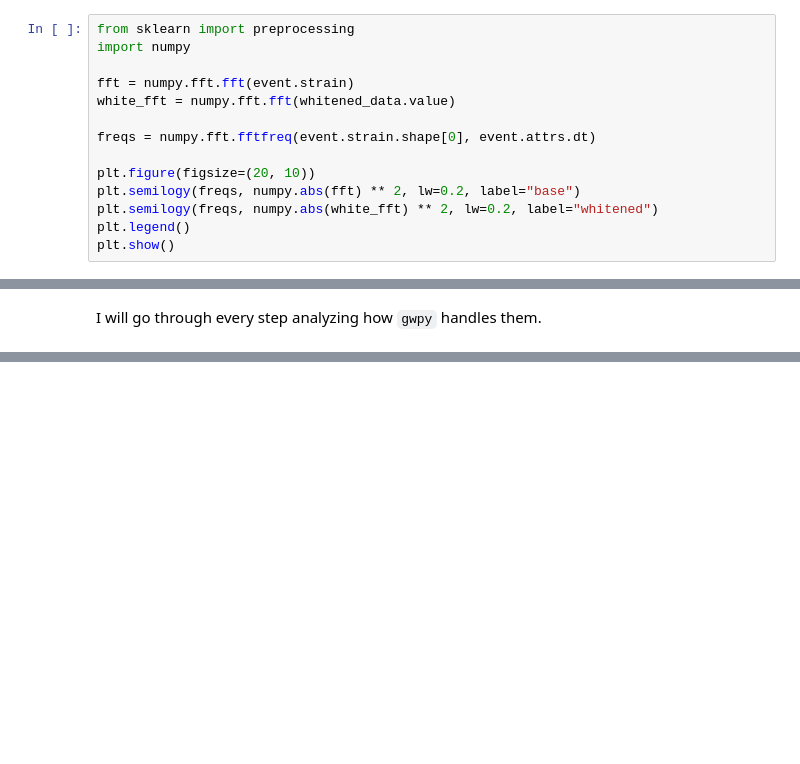
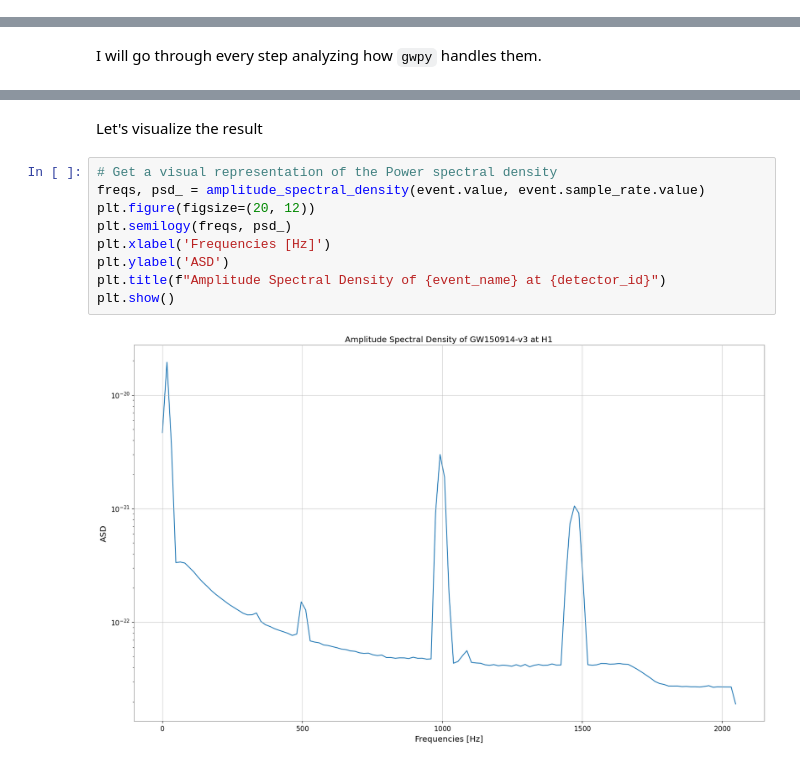
Before and after one commit to Unoaccaso/pyburst, a Jupyter notebook: jupyter/whitening.ipynb, the cells around one changed output, grey strips where cells are left out. Saved outputs shown, nothing was run; the diff lists cells and outputs as text; blank space fills up the shorter version.

```diff
--- a/jupyter/whitening.ipynb
+++ b/jupyter/whitening.ipynb
@@ -40,14 +74,0 @@ So the first effect observed is that the scale has changed. Let's compare normal
-# %%
-from sklearn import preprocessing
-import numpy
-
-fft = numpy.fft.fft(event.strain)
-white_fft = numpy.fft.fft(whitened_data.value)
-
-freqs = numpy.fft.fftfreq(event.strain.shape[0], event.attrs.dt)
-
-plt.figure(figsize=(20, 10))
-plt.semilogy(freqs, numpy.abs(fft) ** 2, lw=0.2, label="base")
-plt.semilogy(freqs, numpy.abs(white_fft) ** 2, lw=0.2, label="whitened")
-plt.legend()
-plt.show()
@@ -108,0 +281,13 @@ I will go through every step analyzing how `gwpy` handles them.
+# %% [markdown]
+Let's visualize the result
+# %%
+# Get a visual representation of the Power spectral density
+freqs, psd_ = amplitude_spectral_density(event.value, event.sample_rate.value)
+plt.figure(figsize=(20, 12))
+plt.semilogy(freqs, psd_)
+plt.xlabel('Frequencies [Hz]')
+plt.ylabel('ASD')
+plt.title(f"Amplitude Spectral Density of {event_name} at {detector_id}")
+plt.show()
+# %% [output]
+[figure, added]
```
Also changed, not shown: parts of 30 cells of this notebook, 3 other files.
